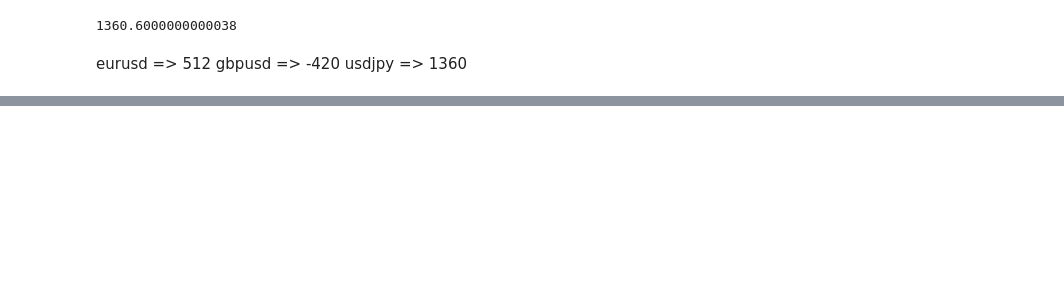
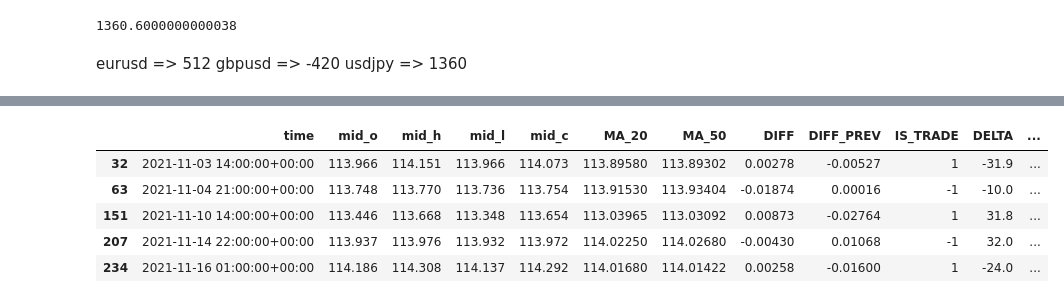
Before and after one commit to MohsenAF-Pl/forex-bot, a Jupyter notebook: candle_plot.ipynb, the cells around one changed output, grey strips where cells are left out. Cells and saved outputs as stored; diff of their text form; code cells hidden in the pictures; blank space fills up the shorter version.

```diff
--- a/candle_plot.ipynb
+++ b/candle_plot.ipynb
@@ -293,0 +298,3 @@ usdjpy => 1360
+# %%
+from dateutil.parser import *
+df_trades['time'] = [parse(x) for x in df_trades.time]
@@ -293,0 +323,11 @@ usdjpy => 1360
+# %%
+df_trades['DURATION'] = df_trades.time.diff().shift(-1)
+# %%
+df_trades.head()
+# %% [output]
+|  | time | mid_o | mid_h | mid_l | mid_c | MA_20 | MA_50 | DIFF | DIFF_PREV | IS_TRADE | DELTA | ... |
+| 32 | 2021-11-03 14:00:00+00:00 | 113.966 | 114.151 | 113.966 | 114.073 | 113.89580 | 113.89302 | 0.00278 | -0.00527 | 1 | -31.9 | ... |
+| 63 | 2021-11-04 21:00:00+00:00 | 113.748 | 113.770 | 113.736 | 113.754 | 113.91530 | 113.93404 | -0.01874 | 0.00016 | -1 | -10.0 | ... |
+| 151 | 2021-11-10 14:00:00+00:00 | 113.446 | 113.668 | 113.348 | 113.654 | 113.03965 | 113.03092 | 0.00873 | -0.02764 | 1 | 31.8 | ... |
+| 207 | 2021-11-14 22:00:00+00:00 | 113.937 | 113.976 | 113.932 | 113.972 | 114.02250 | 114.02680 | -0.00430 | 0.01068 | -1 | 32.0 | ... |
+| 234 | 2021-11-16 01:00:00+00:00 | 114.186 | 114.308 | 114.137 | 114.292 | 114.01680 | 114.01422 | 0.00258 | -0.01600 | 1 | -24.0 | ... |
```
Also changed, not shown: parts of 9 cells of this notebook, 17 other files.
